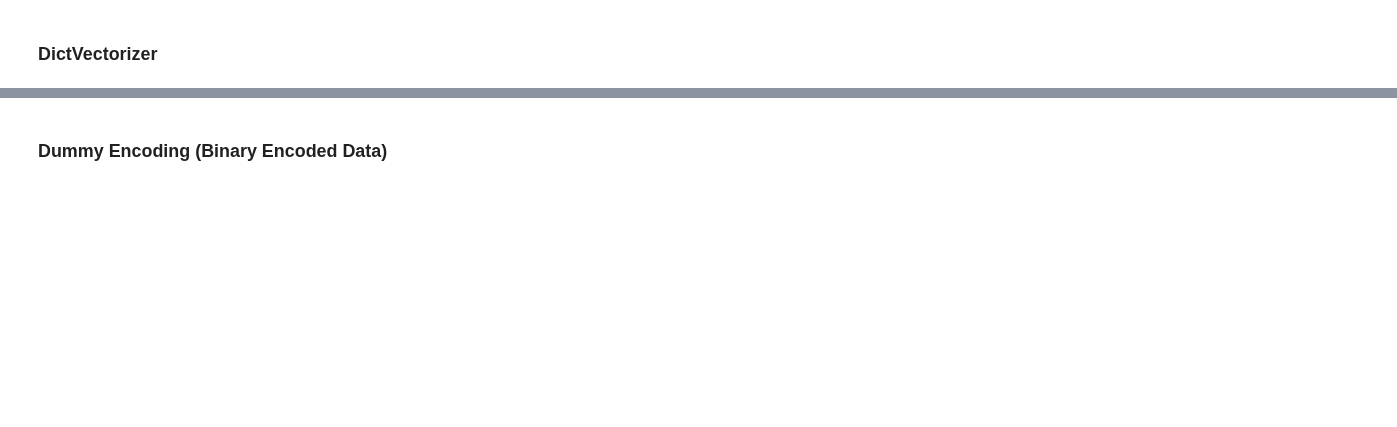
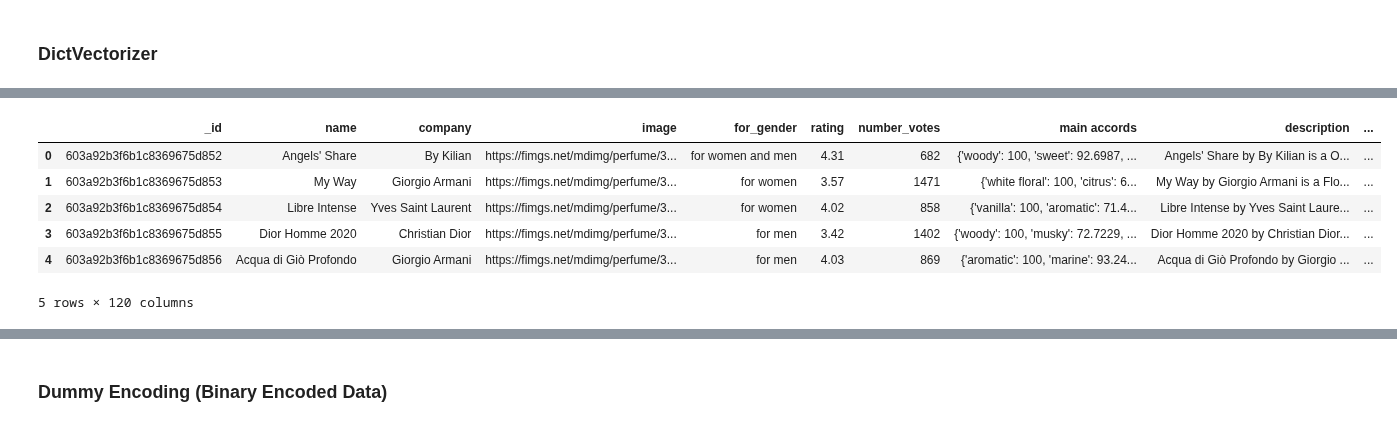
Before and after one commit to sir-omoreno/perfume_designer_app, a Jupyter notebook: ML/Perfume_ML.ipynb, the cells around one changed output, grey strips where cells are left out. Cells and saved outputs as stored; diff of their text form; code cells hidden in the pictures; blank space fills up the shorter version.

Commit message:
DictVectorizer

```diff
--- a/ML/Perfume_ML.ipynb
+++ b/ML/Perfume_ML.ipynb
@@ -144,0 +147,15 @@ X_accords
+# %%
+# convert longevity dict to multiple features columns
+dv = DictVectorizer(sparse=False)
+X_longevity = dv.fit_transform(perfume_df["longevity"])
+column_names = ["longevity_" + note for note in dv.feature_names_]
+perfume_df = perfume_df.join(pd.DataFrame(X_longevity, columns=column_names))
+perfume_df.head()
+# %% [output]
+|  | _id | name | company | image | for_gender | rating | number_votes | main accords | description | ... |
+| 0 | 603a92b3f6b1c8369675d852 | Angels' Share | By Kilian | https://fimgs.net/mdimg/perfume/3... | for women and men | 4.31 | 682 | {'woody': 100, 'sweet': 92.6987, ... | Angels' Share by By Kilian is a O... | ... |
+| 1 | 603a92b3f6b1c8369675d853 | My Way | Giorgio Armani | https://fimgs.net/mdimg/perfume/3... | for women | 3.57 | 1471 | {'white floral': 100, 'citrus': 6... | My Way by Giorgio Armani is a Flo... | ... |
+| 2 | 603a92b3f6b1c8369675d854 | Libre Intense | Yves Saint Laurent | https://fimgs.net/mdimg/perfume/3... | for women | 4.02 | 858 | {'vanilla': 100, 'aromatic': 71.4... | Libre Intense by Yves Saint Laure... | ... |
+| 3 | 603a92b3f6b1c8369675d855 | Dior Homme 2020 | Christian Dior | https://fimgs.net/mdimg/perfume/3... | for men | 3.42 | 1402 | {'woody': 100, 'musky': 72.7229, ... | Dior Homme 2020 by Christian Dior... | ... |
+| 4 | 603a92b3f6b1c8369675d856 | Acqua di Giò Profondo | Giorgio Armani | https://fimgs.net/mdimg/perfume/3... | for men | 4.03 | 869 | {'aromatic': 100, 'marine': 93.24... | Acqua di Giò Profondo by Giorgio ... | ... |
+5 rows × 120 columns
```
Also changed, not shown: parts of 38 cells of this notebook.
